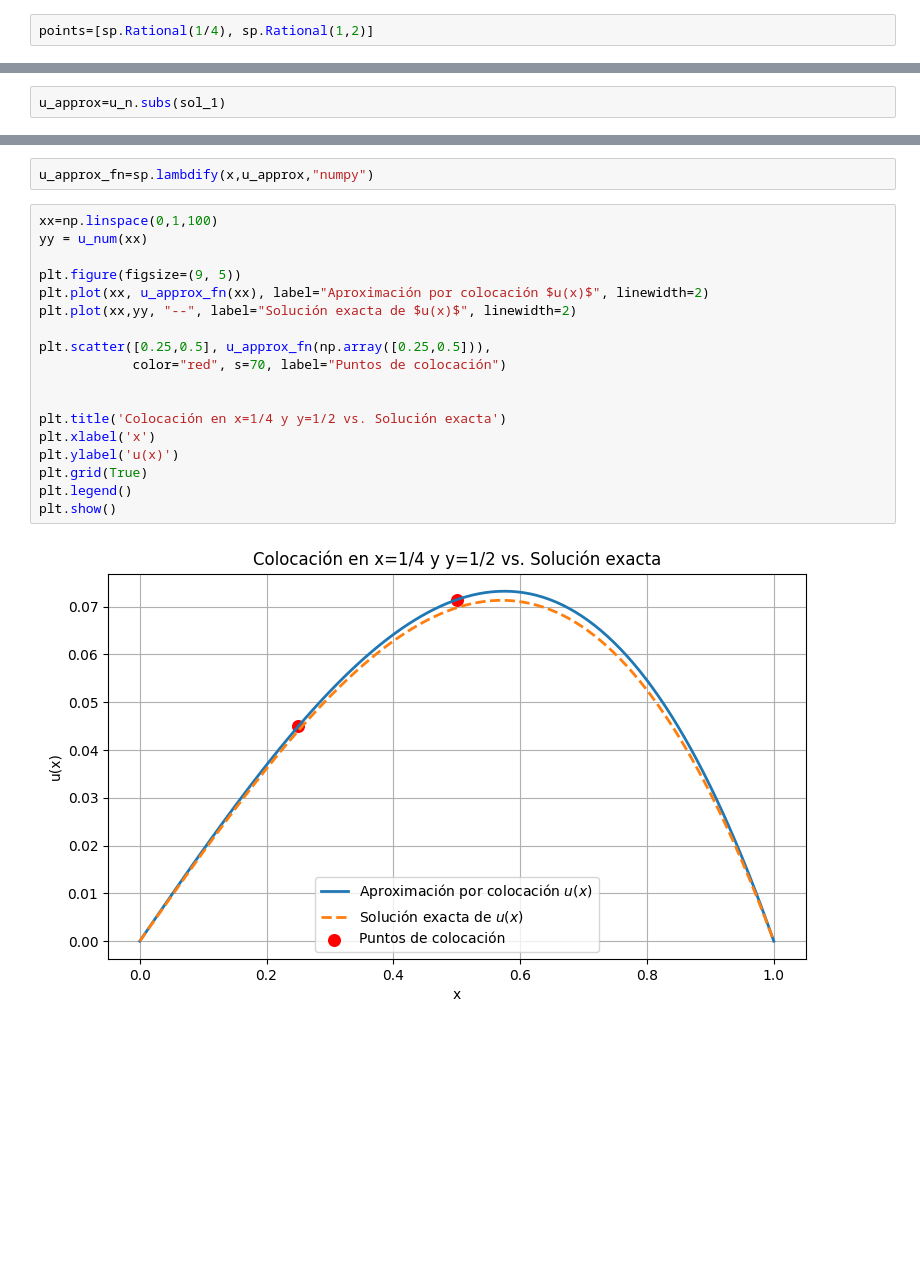
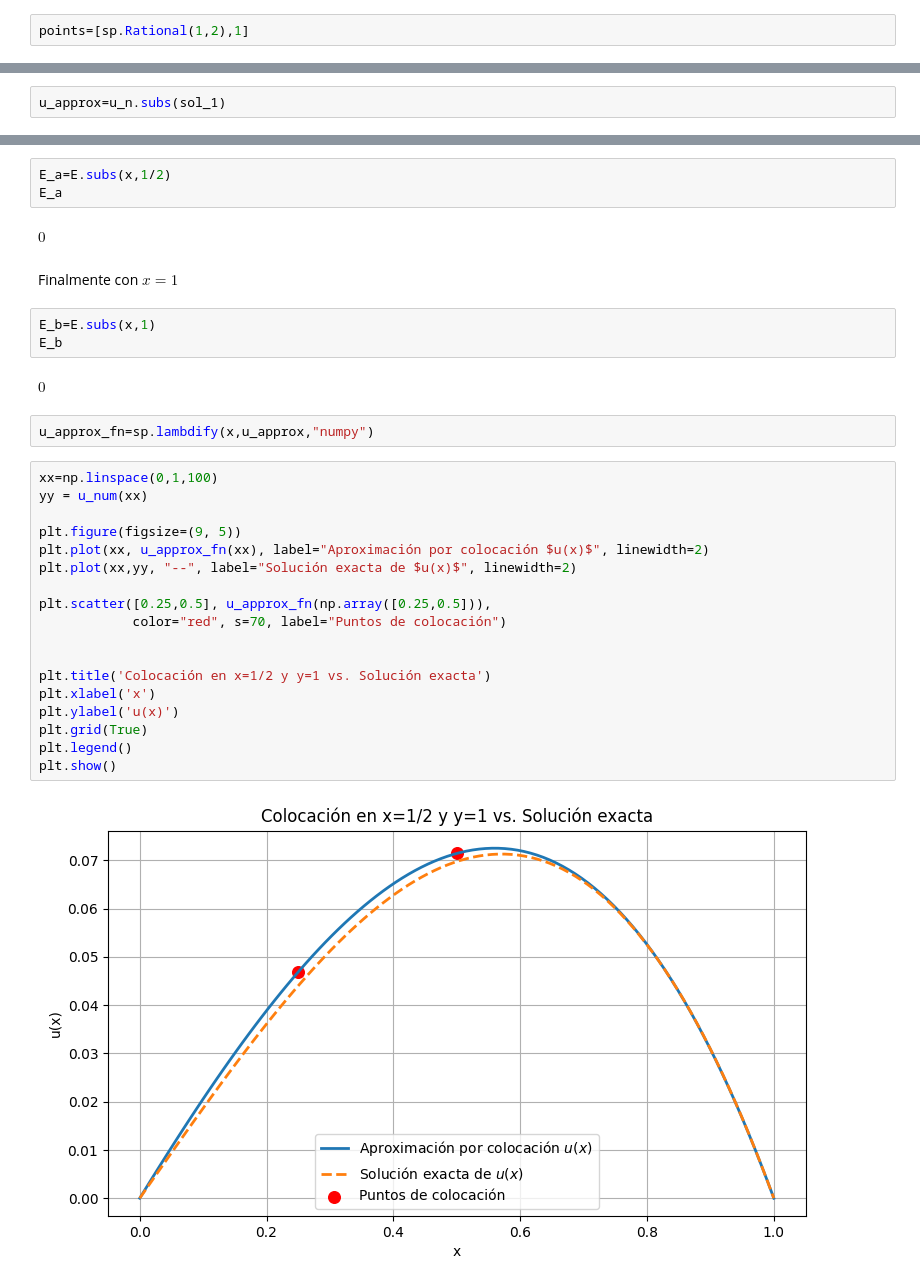
Before and after one commit to LuisManuelCatzoliSoriano/EDP-I, a Jupyter notebook: MétododeC.ipynb, the cells around one changed output, grey strips where cells are left out. Saved outputs shown, nothing was run; the diff lists cells and outputs as text; blank space fills up the shorter version.

```diff
--- a/MétododeC.ipynb
+++ b/MétododeC.ipynb
@@ -57,5 +79,5 @@ $\displaystyle a x \left(1 - x\right) + b x^{2} \left(1 - x\right) - 2 \left(a +
 # %%
-points=[sp.Rational(1/4), sp.Rational(1,2)]
+points=[sp.Rational(1,2),1]
 # %%
 points
 # %% [output]
@@ -95,22 +125,34 @@ $\displaystyle \frac{40 x^{2} \left(1 - x\right)}{217} + \frac{6 x \left(1 - x\r
+# %%
+E_a=E.subs(x,1/2)
+E_a
+# %% [output]
+$\displaystyle 0$
+# %% [markdown]
+Finalmente con $x=1$
+# %%
+E_b=E.subs(x,1)
+E_b
+# %% [output]
+$\displaystyle 0$
 # %%
 u_approx_fn=sp.lambdify(x,u_approx,"numpy")
 # %%
 xx=np.linspace(0,1,100)
 yy = u_num(xx)
 
 plt.figure(figsize=(9, 5))
 plt.plot(xx, u_approx_fn(xx), label="Aproximación por colocación $u(x)$", linewidth=2)
 plt.plot(xx,yy, "--", label="Solución exacta de $u(x)$", linewidth=2)
 
 plt.scatter([0.25,0.5], u_approx_fn(np.array([0.25,0.5])),
             color="red", s=70, label="Puntos de colocación")
 
 
-plt.title('Colocación en x=1/4 y y=1/2 vs. Solución exacta')
+plt.title('Colocación en x=1/2 y y=1 vs. Solución exacta')
 plt.xlabel('x')
 plt.ylabel('u(x)')
 plt.grid(True)
 plt.legend()
 plt.show()
 # %% [output]
-[figure, old version]
+[figure, new version]
```
Also changed, not shown: parts of 15 cells of this notebook.
